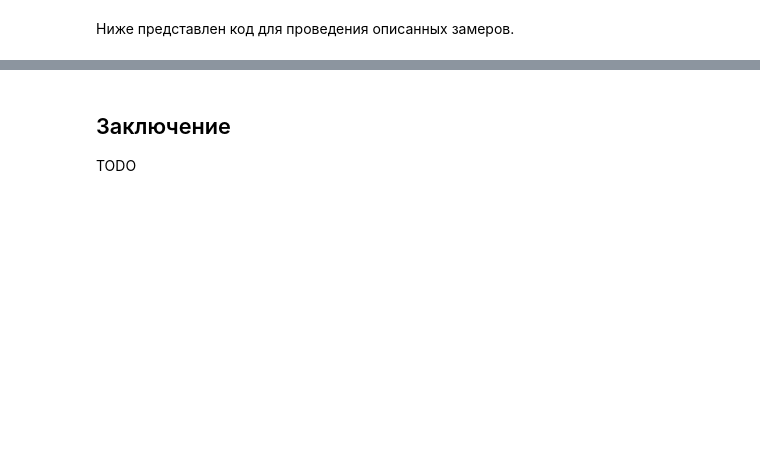
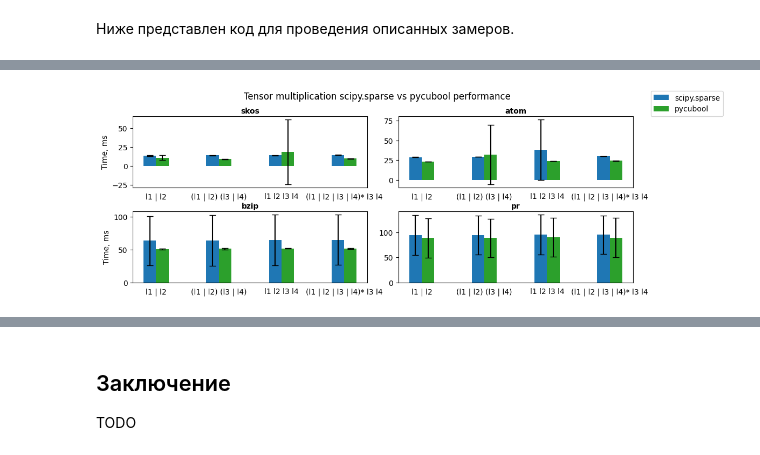
Before and after one commit to shlegelal/formal-lang-course, a Jupyter notebook: experiments/rpq_comparison.ipynb, the cells around one changed output, grey strips where cells are left out. Drawn from its saved outputs; the diff is of its cells as text; code cells hidden in the pictures; blank space fills up the shorter version.

Commit message:
Add plots to RPQ experiments

```diff
--- a/experiments/rpq_comparison.ipynb
+++ b/experiments/rpq_comparison.ipynb
@@ -418,7 +454,7 @@ def rpq_by_bfs_cuda(
 # %%
 from project.graph_utils import load_graph_from_cfpq_data
 
-GRAPHS = []
+GRAPHS: list[nx.Graph] = []
 
 
 def init_graphs():
@@ -427,12 +463,12 @@ def init_graphs():
         "atom",
         "bzip",
         "pr",
-        "ls",
-        "pathways",
-        "enzyme",
-        "go_hierarchy",
-        "apache",
-        "geospecies"
+        #"ls",
+        #"pathways",
+        #"enzyme",
+        #"go_hierarchy",
+        #"apache",
+        #"geospecies"
     ]:
         graph = load_graph_from_cfpq_data(name)
         graph.name = name
@@ -621,7 +689,7 @@ FIXED_START_SIZE = 50
 # Sizes of start sets in varied-start experiment
 VARIED_START_SIZES = [50, 100, 200, 400, 800, 1500, 3000, 6000, 10000]
 # Number of consecutive times each measurement is run for small graphs
-RUN_TIMES_SMALL = 5
+RUN_TIMES_SMALL = 20
 # Number of consecutive times each measurement is run for huge graphs
 RUN_TIMES_HUGE = 2
 
@@ -754,0 +876,4 @@ TODO
+# %%
+import matplotlib.pyplot as plt
+
+ALGO_NAMES = ["Tensor multiplication", "United BFS", "Separated BFS"]
@@ -754,0 +882,63 @@ TODO
+# %%
+def show_plots_1(
+    res: list[list[tuple[tuple[tuple[float, float], tuple[float, float], tuple[float, float]], tuple[
+        tuple[float, float], tuple[float, float], tuple[float, float]]]]]
+):
+    fig_size = (2.5 * len(REGEXES), len(GRAPHS))
+    label_locations = np.arange(len(REGEXES))
+    bar_width = 0.2
+    cap_size = 4
+
+    for algo_i, algo_name in enumerate(ALGO_NAMES):
+        fig: plt.Figure
+        fig, axs = plt.subplots(len(GRAPHS) // 2, 2, figsize=fig_size)
+
+        fig.suptitle(algo_name + " scipy.sparse vs pycubool performance")
+        fig.tight_layout()
+
+        ax: plt.Axes
+        for g_i, ax in enumerate(axs.flat):
+            graph_name = GRAPHS[g_i].name
+            graph_results = res[g_i]
+
+            ax.set_xlabel(graph_name, weight="bold")
+            ax.xaxis.set_label_position("top")
+
+            ax.set_xticks(label_locations, REGEXES.keys())
+            ax.tick_params(axis='x', which='both', bottom=False)
+            if g_i % len(axs[0]) == 0:
+                ax.set_ylabel("Time, ms")
+
+            scipy_means = [rs[0][algo_i][0] for rs in graph_results]
+            scipy_stdevs = [rs[0][algo_i][1] for rs in graph_results]
+            ax.bar(
+                label_locations - bar_width / 2,
+                scipy_means,
+                bar_width,
+                yerr=scipy_stdevs,
+                color="tab:blue",
+                label="scipy.sparse",
+                capsize=cap_size,
+            )
+
+            pycubool_means = [rs[1][algo_i][0] for rs in graph_results]
+            pycubool_stdevs = [rs[1][algo_i][1] for rs in graph_results]
+            ax.bar(
+                label_locations + bar_width / 2,
+                pycubool_means,
+                bar_width,
+                yerr=pycubool_stdevs,
+                color="tab:green",
+                label="pycubool",
+                capsize=cap_size,
+            )
+
+        handles, labels = axs[-1][-1].get_legend_handles_labels()
+        fig.legend(handles, labels, bbox_to_anchor=(1, 1), loc="upper left")
+
+    plt.show()
+
+
+show_plots_1(fixed_starts_res)
+# %% [output]
+[figure, added]
```
Also changed, not shown: parts of 17 cells of this notebook.
